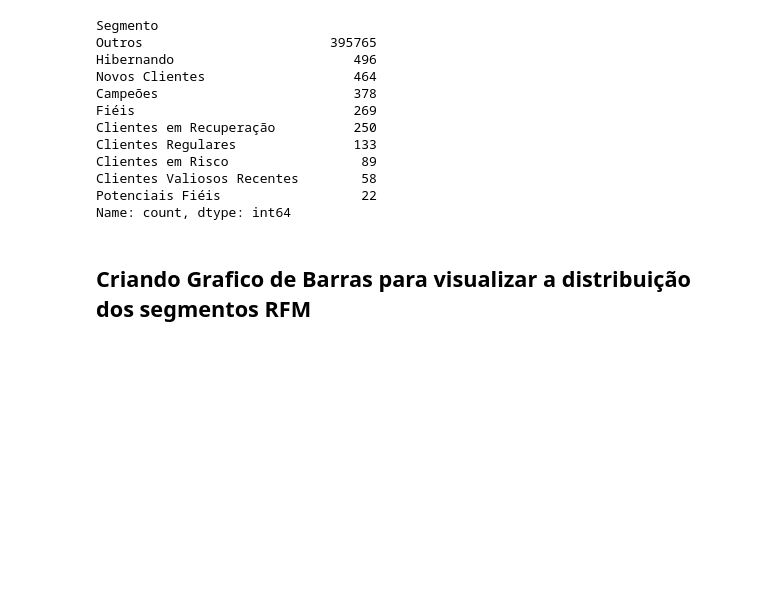
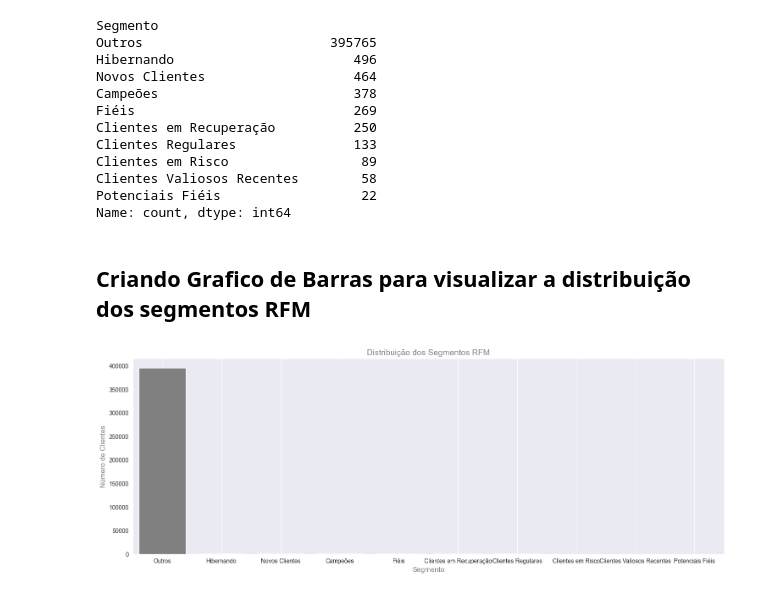
Before and after one commit to MarcoJunior80/analise-segmentacao-clientes-rfm, a Jupyter notebook: Projeto_Varejo_Online.ipynb, the cells around one changed output. Saved outputs shown, nothing was run; the diff lists cells and outputs as text; code cells hidden in the pictures; blank space fills up the shorter version.

```diff
--- a/Projeto_Varejo_Online.ipynb
+++ b/Projeto_Varejo_Online.ipynb
@@ -535,6 +535,18 @@ Potenciais Fiéis                  22
 Name: count, dtype: int64
 # %% [markdown]
 ## **Criando Grafico de Barras para visualizar a distribuição dos segmentos RFM**
+# %%
+distribuicao_segmentos = dados['Segmento'].value_counts().reset_index()
+distribuicao_segmentos.columns = ['Segmento', 'Contagem']
+plt.figure(figsize=(18, 6))
+sns.barplot(x='Segmento', y='Contagem', data=distribuicao_segmentos, color='gray')
+plt.title('Distribuição dos Segmentos RFM', fontsize=14, color='gray')
+plt.xlabel('Segmento', fontsize=12, color='gray')
+plt.ylabel('Número de Clientes', fontsize=12, color='gray')
+plt.xticks(rotation=0)
+plt.grid()
+# %% [output]
+[figure, added]
 # %%
 # Exportar o DataFrame completo para CSV
 dados.to_csv('Online_Retail_rfm.csv', index=False, float_format='%.2f')
```
